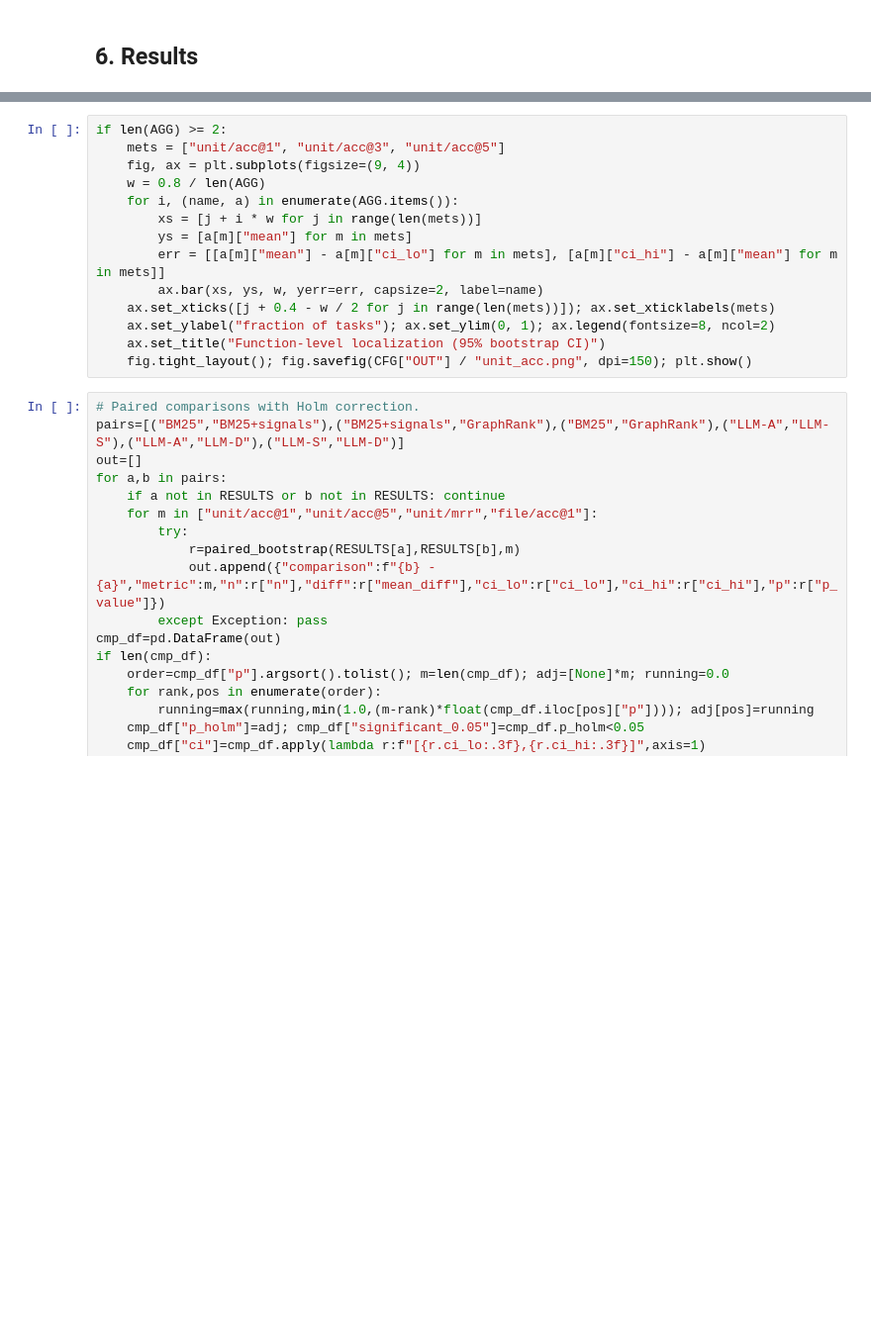
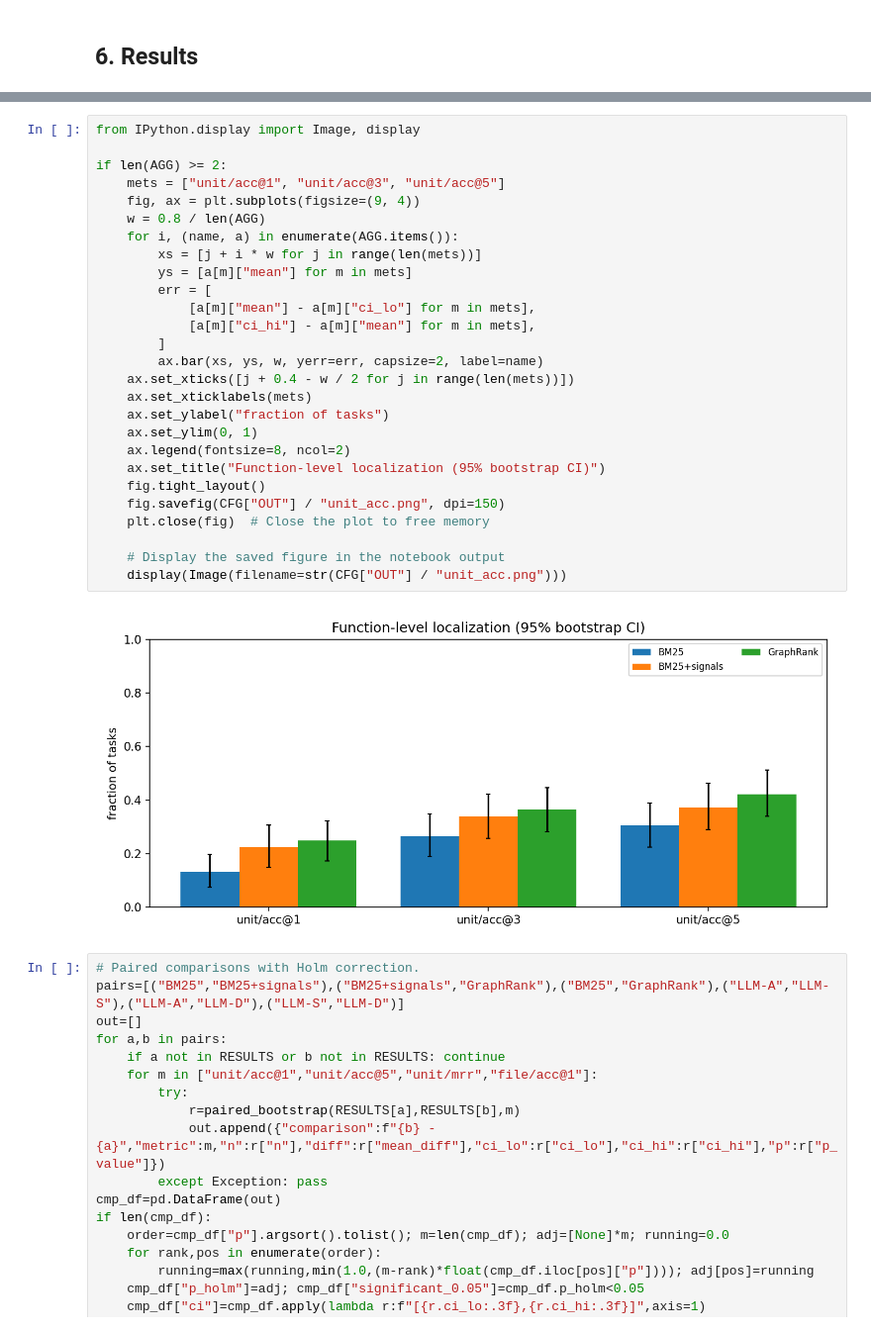
Before and after one commit to manish649/aihumanizer, a Jupyter notebook: Graph-Based Change-Impact Ranking for Software Repositories: A Benchmark and Evaluation with Small Language Models V2.ipynb, the cells around one changed output, grey strips where cells are left out. Shown at 99% size. Cells and saved outputs as stored; diff of their text form; blank space fills up the shorter version.

Commit message:
Kaggle Notebook | Graph-Based Change-Impact Ranking for Software Rep | Version 12

```diff
--- a/Graph-Based Change-Impact Ranking for Software Repositories: A Benchmark and Evaluation with Small Language Models V2.ipynb
+++ b/Graph-Based Change-Impact Ranking for Software Repositories: A Benchmark and Evaluation with Small Language Models V2.ipynb
@@ -950,19 +947,34 @@ else:
 | BM25+signals | 128 | 121 | 0.375 [0.30,0.46] | 0.688 [0.61,0.77] | 0.223 [0.15,0.31] | 0.339 [0.26,0.42] | 0.372 [0.29,0.46] | 0.463 [0.38,0.55] | 0.289 [0.22,0.36] | ... |
 | GraphRank | 128 | 121 | 0.430 [0.34,0.52] | 0.719 [0.64,0.80] | 0.248 [0.17,0.32] | 0.364 [0.28,0.45] | 0.421 [0.34,0.51] | 0.512 [0.43,0.60] | 0.325 [0.25,0.40] | ... |
 # %%
+from IPython.display import Image, display
+
 if len(AGG) >= 2:
     mets = ["unit/acc@1", "unit/acc@3", "unit/acc@5"]
     fig, ax = plt.subplots(figsize=(9, 4))
     w = 0.8 / len(AGG)
     for i, (name, a) in enumerate(AGG.items()):
         xs = [j + i * w for j in range(len(mets))]
         ys = [a[m]["mean"] for m in mets]
-        err = [[a[m]["mean"] - a[m]["ci_lo"] for m in mets], [a[m]["ci_hi"] - a[m]["mean"] for m in mets]]
+        err = [
+            [a[m]["mean"] - a[m]["ci_lo"] for m in mets],
+            [a[m]["ci_hi"] - a[m]["mean"] for m in mets],
+        ]
         ax.bar(xs, ys, w, yerr=err, capsize=2, label=name)
-    ax.set_xticks([j + 0.4 - w / 2 for j in range(len(mets))]); ax.set_xticklabels(mets)
-    ax.set_ylabel("fraction of tasks"); ax.set_ylim(0, 1); ax.legend(fontsize=8, ncol=2)
+    ax.set_xticks([j + 0.4 - w / 2 for j in range(len(mets))])
+    ax.set_xticklabels(mets)
+    ax.set_ylabel("fraction of tasks")
+    ax.set_ylim(0, 1)
+    ax.legend(fontsize=8, ncol=2)
     ax.set_title("Function-level localization (95% bootstrap CI)")
-    fig.tight_layout(); fig.savefig(CFG["OUT"] / "unit_acc.png", dpi=150); plt.show()
+    fig.tight_layout()
+    fig.savefig(CFG["OUT"] / "unit_acc.png", dpi=150)
+    plt.close(fig)  # Close the plot to free memory
+
+    # Display the saved figure in the notebook output
+    display(Image(filename=str(CFG["OUT"] / "unit_acc.png")))
+# %% [output]
+[figure, added]
 # %%
 # Paired comparisons with Holm correction.
 pairs=[("BM25","BM25+signals"),("BM25+signals","GraphRank"),("BM25","GraphRank"),("LLM-A","LLM-S"),("LLM-A","LLM-D"),("LLM-S","LLM-D")]
```
Also changed, not shown: parts of 3 cells of this notebook.
